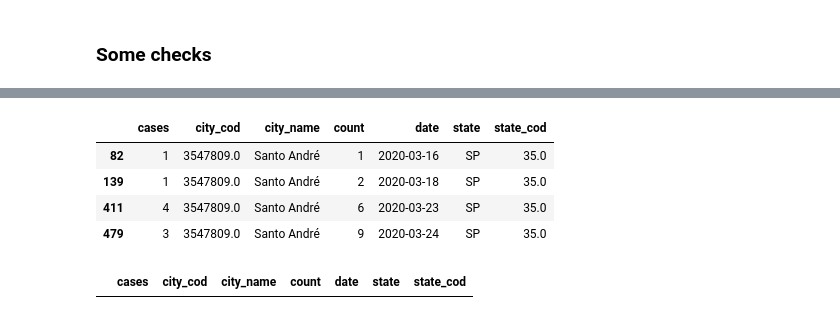
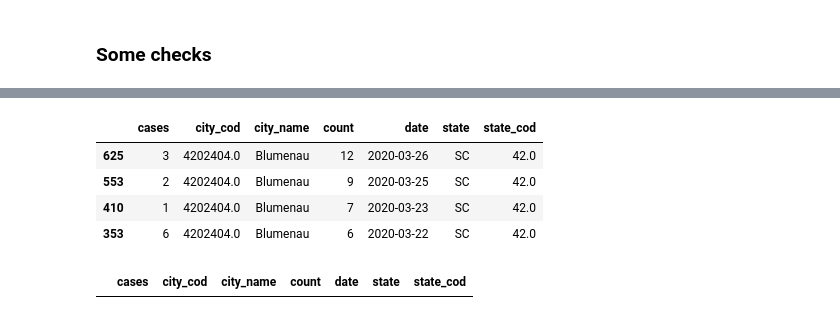
Before and after one commit to lucianovilasboas/covid-19, a Jupyter notebook: Covid-19_Brazil.ipynb, the cells around one changed output, grey strips where cells are left out. Drawn from its saved outputs; the diff is of its cells as text; code cells hidden in the pictures.

```diff
--- a/Covid-19_Brazil.ipynb
+++ b/Covid-19_Brazil.ipynb
@@ -184,11 +184,11 @@ array(['São Paulo', 'Rio de Janeiro', 'Brasília', 'Fortaleza',
 # %%
-df_json[df_json['city_name'] == 'Santo André'].sort_values(by='date', ascending=True)
+df_json[df_json['city_name'] == 'Blumenau'].sort_values(by='date', ascending=False)
 # %% [output]
 |  | cases | city_cod | city_name | count | date | state | state_cod |
-| 82 | 1 | 3547809.0 | Santo André | 1 | 2020-03-16 | SP | 35.0 |
-| 139 | 1 | 3547809.0 | Santo André | 2 | 2020-03-18 | SP | 35.0 |
-| 411 | 4 | 3547809.0 | Santo André | 6 | 2020-03-23 | SP | 35.0 |
-| 479 | 3 | 3547809.0 | Santo André | 9 | 2020-03-24 | SP | 35.0 |
+| 625 | 3 | 4202404.0 | Blumenau | 12 | 2020-03-26 | SC | 42.0 |
+| 553 | 2 | 4202404.0 | Blumenau | 9 | 2020-03-25 | SC | 42.0 |
+| 410 | 1 | 4202404.0 | Blumenau | 7 | 2020-03-23 | SC | 42.0 |
+| 353 | 6 | 4202404.0 | Blumenau | 6 | 2020-03-22 | SC | 42.0 |
 # %%
 df_json[df_json['city_name'] == ''].sort_values(by='date', ascending=True)
 # %% [output]
```
Also changed, not shown: parts of 9 cells of this notebook.
